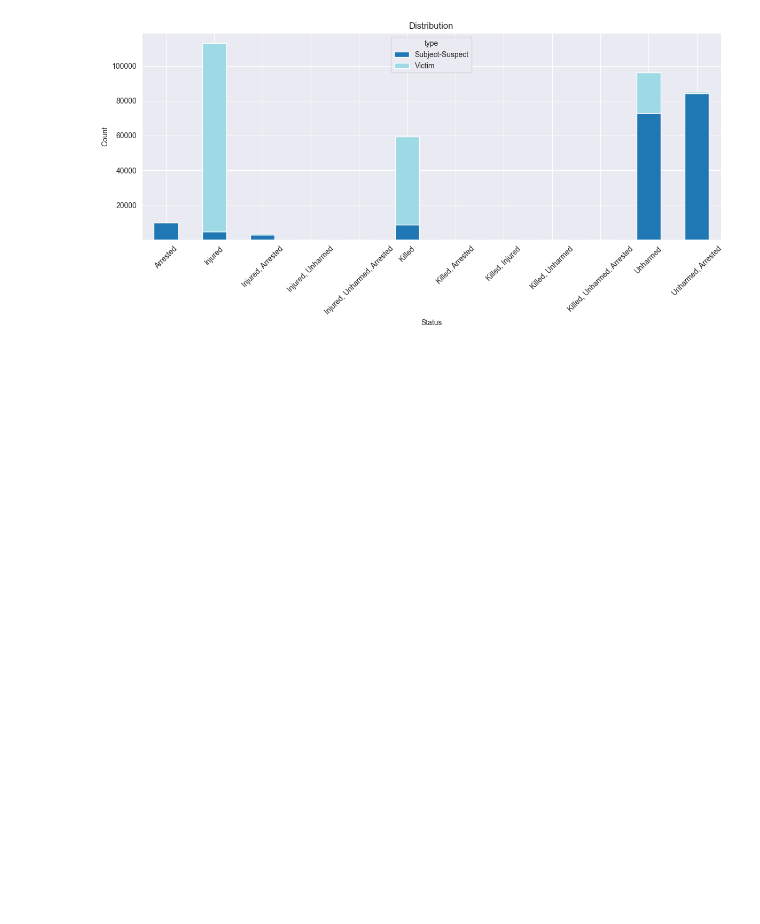
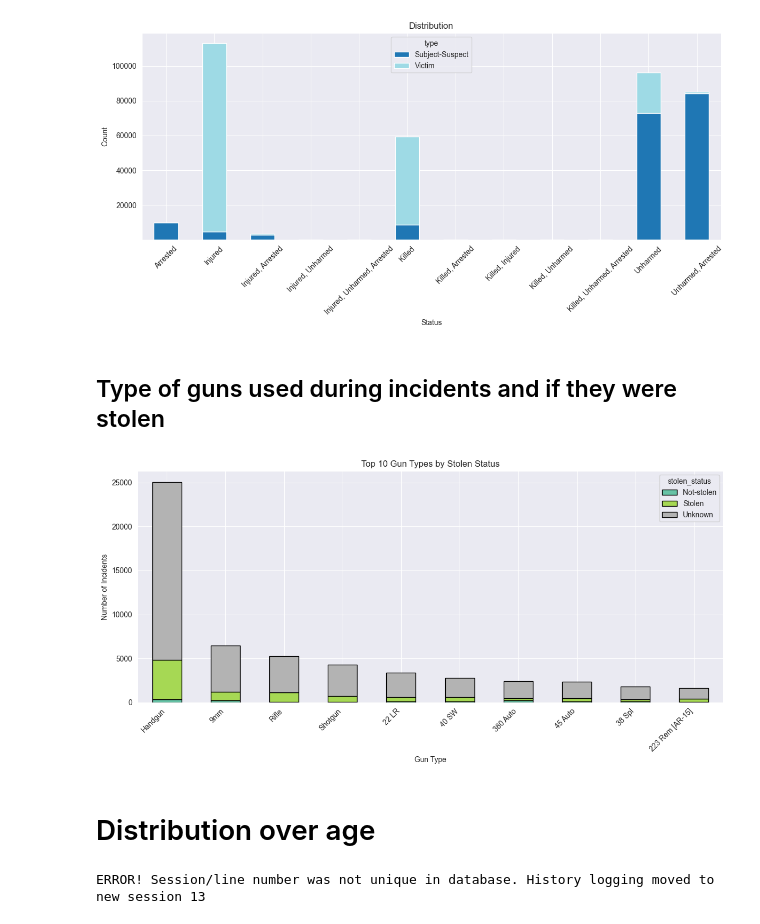
Before and after one commit to IwsonHD/GunViolenceDataExplorationProject, a Jupyter notebook: notebooks/01_data_EDA.ipynb, the cells around one changed output. Saved outputs shown, nothing was run; the diff lists cells and outputs as text; code cells hidden in the pictures; blank space fills up the shorter version.

Commit message:
Added saving pngs. And added last distributions

```diff
--- a/notebooks/01_data_EDA.ipynb
+++ b/notebooks/01_data_EDA.ipynb
@@ -468,3 +468,67 @@ plt.savefig(LOCAL_OUTPUT_PLOTS_PATH + "", dpi=300, bbox_inches='tight')
 plt.show()
 # %% [output]
 [figure]
+# %% [markdown]
+## Type of guns used during incidents and if they were stolen
+# %%
+import pandas as pd
+from collections import Counter
+import matplotlib.pyplot as plt
+
+df_guns = df.dropna(subset=['gun_type', 'gun_stolen'])
+
+pairs = []
+
+for _, row in df_guns.iterrows():
+    types_raw = str(row['gun_type']).split("||")
+    stolen_raw = str(row['gun_stolen']).split("||")
+
+    types = {int(x.split("::", 1)[0]): x.split("::", 1)[-1].strip() for x in types_raw if "::" in x}
+    stolen = {int(x.split("::", 1)[0]): x.split("::", 1)[-1].strip() for x in stolen_raw if "::" in x}
+
+    for idx in set(types.keys()) & set(stolen.keys()):
+        if types[idx].lower() == 'unknown':
+                continue
+        pairs.append((types[idx], stolen[idx]))
+
+pair_counts = Counter(pairs)
+pair_df = pd.DataFrame(pair_counts.items(), columns=['pair', 'count'])
+pair_df[['gun_type', 'stolen_status']] = pd.DataFrame(pair_df['pair'].tolist(), index=pair_df.index)
+
+pivot = pair_df.pivot_table(index='gun_type', columns='stolen_status', values='count', fill_value=0)
+
+pivot = pivot.loc[pivot.sum(axis=1).sort_values(ascending=False).index]
+
+pivot = pivot.head(10)
+
+pivot.plot(kind='bar', stacked=True, figsize=(12, 6), colormap='Set2', edgecolor='black')
+plt.title('Top 10 Gun Types by Stolen Status')
+plt.xlabel('Gun Type')
+plt.ylabel('Number of Incidents')
+plt.xticks(rotation=45, ha='right')
+plt.tight_layout()
+plt.savefig(LOCAL_OUTPUT_PLOTS_PATH + "top_ten_gun_types_by_if_stolen", dpi=300, bbox_inches='tight')
+plt.show()
+# %% [output]
+[figure, added]
+# %% [markdown]
+# Distribution over age
+# %%
+def parse_participants(row):
+    # Parsujemy stringi do słowników
+    try:
+        age_dict = {int(p.split("::")[0]): int(p.split("::")[1]) for p in str(row['participant_age']).split("||") if "::" in p}
+    except:
+        age_dict = {}
+    try:
+        type_dict = {int(p.split("::")[0]): p.split("::")[1] for p in str(row['participant_type']).split("||") if "::" in p}
+    except:
+        type_dict = {}
+
+    common_keys = set(age_dict.keys()) & set(type_dict.keys())
+    data = [{'age': age_dict[k], 'type': type_dict[k]} for k in common_keys]
+    return pd.DataFrame(data)
+
+all_participants = pd.concat([parse_participants(row) for _, row in df.iterrows()], ignore_index=True)
+# %% [output]
+ERROR! Session/line number was not unique in database. History logging moved to new session 13
```
Also changed, not shown: parts of 4 cells of this notebook, 7 other files.
